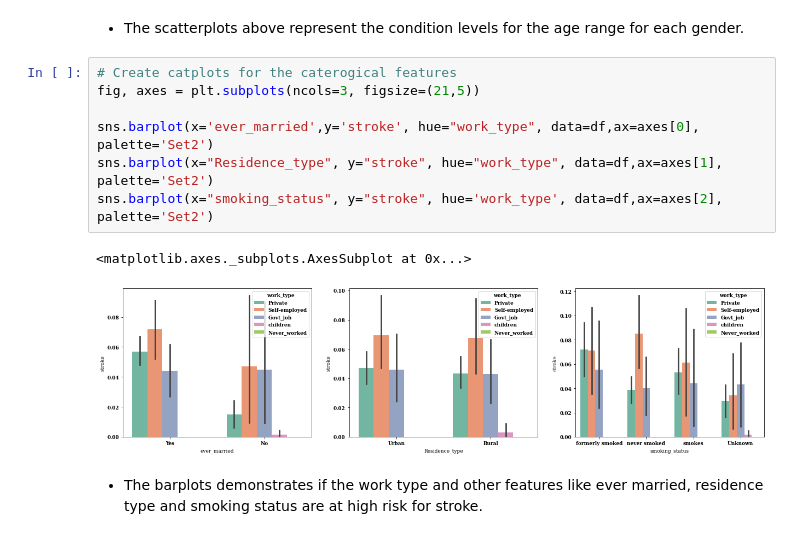
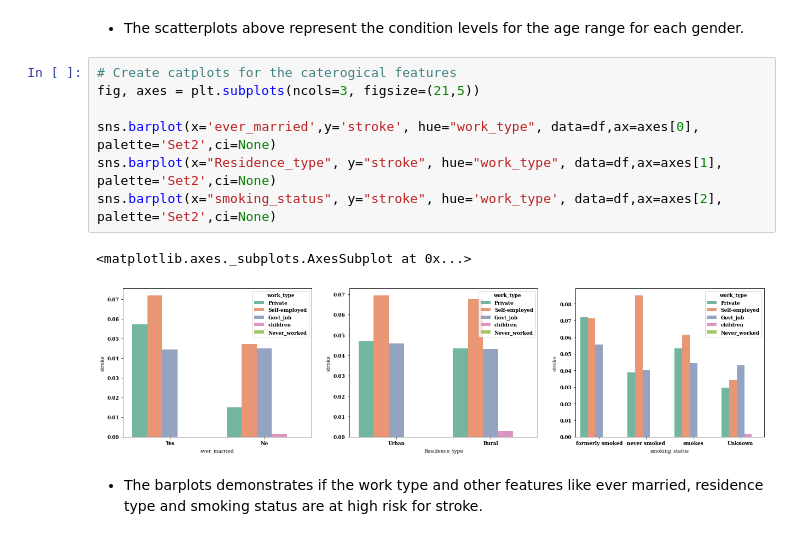
Before and after one commit to julianasaha/Risk-of-Stroke-Prediction, a Jupyter notebook: Project_2_(Core).ipynb, the cells around one changed output. Saved outputs shown, nothing was run; the diff lists cells and outputs as text.

```diff
--- a/Project_2_(Core).ipynb
+++ b/Project_2_(Core).ipynb
@@ -281,13 +302,13 @@ axes[3].set_title('Hypertension in Age Range');
 # %%
 # Create catplots for the caterogical features
 fig, axes = plt.subplots(ncols=3, figsize=(21,5))
 
-sns.barplot(x='ever_married',y='stroke', hue="work_type", data=df,ax=axes[0], palette='Set2')
-sns.barplot(x="Residence_type", y="stroke", hue="work_type", data=df,ax=axes[1], palette='Set2')
-sns.barplot(x="smoking_status", y="stroke", hue='work_type', data=df,ax=axes[2], palette='Set2')
+sns.barplot(x='ever_married',y='stroke', hue="work_type", data=df,ax=axes[0], palette='Set2',ci=None)
+sns.barplot(x="Residence_type", y="stroke", hue="work_type", data=df,ax=axes[1], palette='Set2',ci=None)
+sns.barplot(x="smoking_status", y="stroke", hue='work_type', data=df,ax=axes[2], palette='Set2',ci=None)
 # %% [output]
 <matplotlib.axes._subplots.AxesSubplot at 0x...>
-[figure, old version]
+[figure, new version]
 # %% [markdown]
 -  The barplots demonstrates if the work type and other features like ever married, residence type and smoking status are at high risk for stroke.
 # %% [markdown]
```
Also changed, not shown: parts of 62 cells of this notebook.
